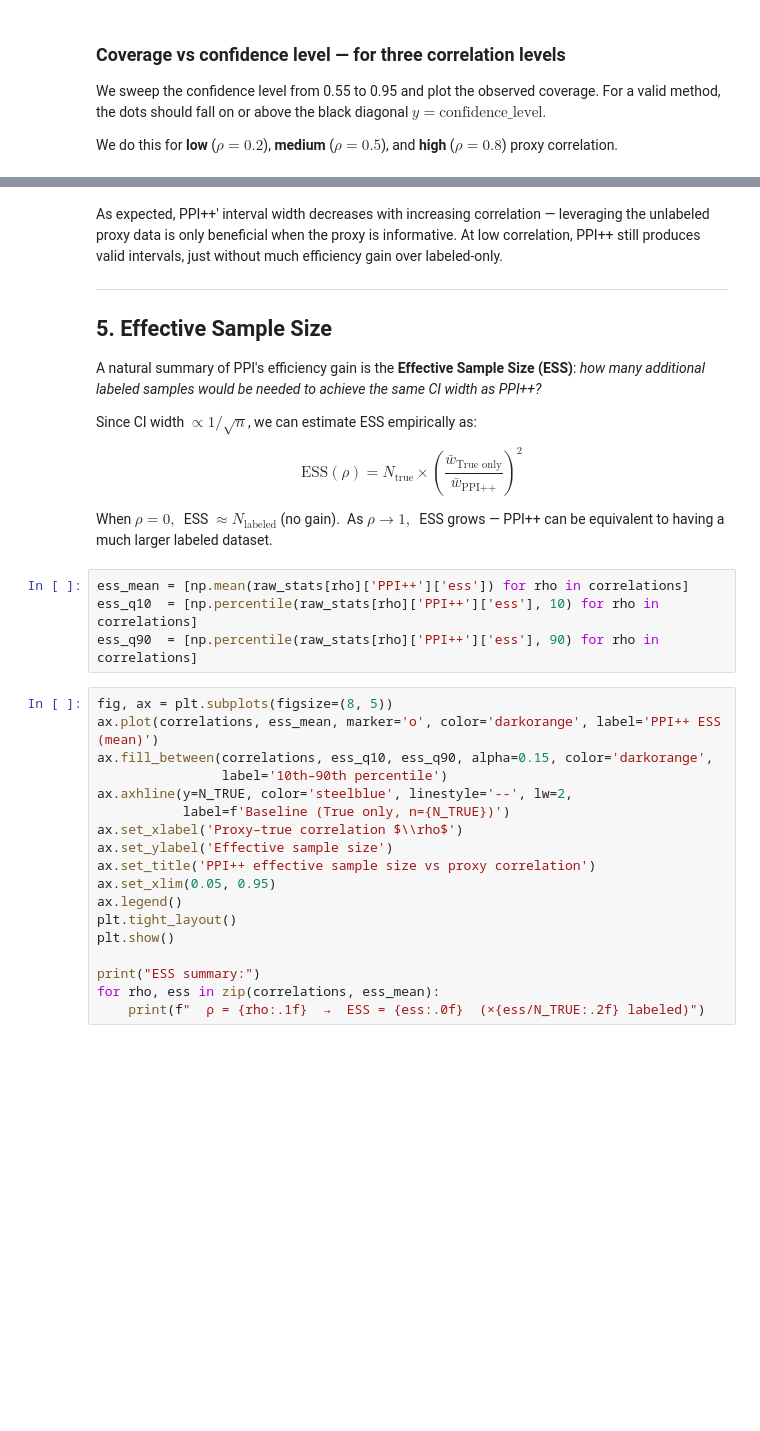
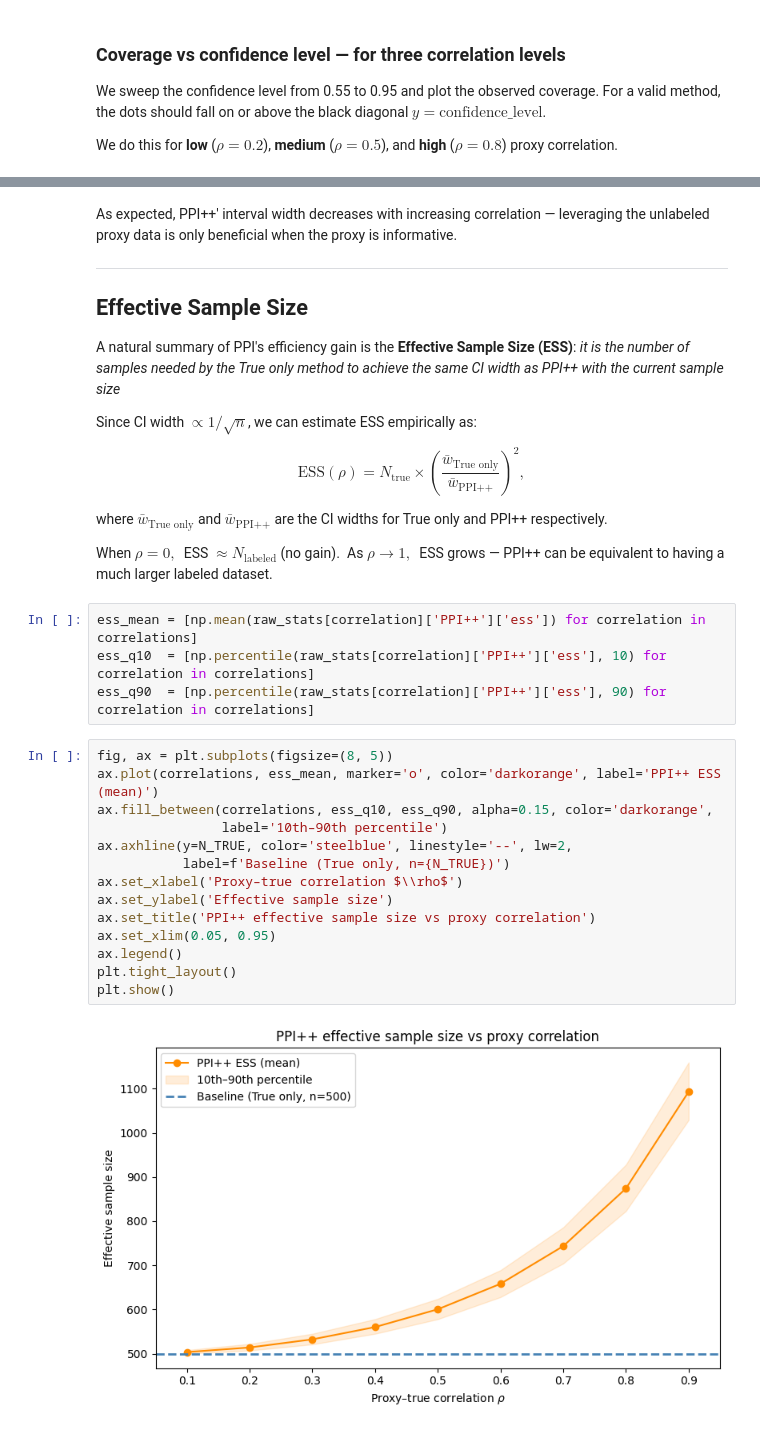
Before and after one commit to EmertonData/glide, a Jupyter notebook: docs/deep_dive/ppi_validation.ipynb, the cells around one changed output, grey strips where cells are left out. Saved outputs shown, nothing was run; the diff lists cells and outputs as text; blank space fills up the shorter version.

```diff
--- a/docs/deep_dive/ppi_validation.ipynb
+++ b/docs/deep_dive/ppi_validation.ipynb
@@ -297,39 +321,39 @@ plt.show()
 # %% [markdown]
-As expected, PPI++' interval width decreases with increasing correlation — leveraging the unlabeled proxy data is only beneficial when the proxy is informative. At low correlation, PPI++ still produces valid intervals, just without much efficiency gain over labeled-only.
+As expected, PPI++' interval width decreases with increasing correlation — leveraging the unlabeled proxy data is only beneficial when the proxy is informative.
 
 ---
 
-## 5. Effective Sample Size
+## Effective Sample Size
 
-A natural summary of PPI's efficiency gain is the **Effective Sample Size (ESS)**: *how many additional labeled samples would be needed to achieve the same CI width as PPI++?*
+A natural summary of PPI's efficiency gain is the **Effective Sample Size (ESS)**: *it is the number of samples needed by the True only method to achieve the same CI width as PPI++ with the current sample size*
 
 Since CI width $\propto 1/\sqrt{n}$, we can estimate ESS empirically as:
 
-$$\text{ESS}(\rho) = N_{\text{true}} \times \left(\frac{\bar{w}_{\text{True only}}}{\bar{w}_{\text{PPI++}}}\right)^2$$
+$$\text{ESS}(\rho) = N_{\text{true}} \times \left(\frac{\bar{w}_{\text{True only}}}{\bar{w}_{\text{PPI++}}}\right)^2,$$
+
+where $\bar{w}_{\text{True only}}$ and $\bar{w}_{\text{PPI++}}$ are the CI widths for True only and PPI++ respectively.
 
 When $\rho = 0,~$ ESS $\approx N_{\text{labeled}}$ (no gain)$.~$ As $\rho \to 1,~$ ESS grows — PPI++ can be equivalent to having a much larger labeled dataset.
 # %%
-ess_mean = [np.mean(raw_stats[rho]['PPI++']['ess']) for rho in correlations]
-ess_q10  = [np.percentile(raw_stats[rho]['PPI++']['ess'], 10) for rho in correlations]
-ess_q90  = [np.percentile(raw_stats[rho]['PPI++']['ess'], 90) for rho in correlations]
+ess_mean = [np.mean(raw_stats[correlation]['PPI++']['ess']) for correlation in correlations]
+ess_q10  = [np.percentile(raw_stats[correlation]['PPI++']['ess'], 10) for correlation in correlations]
+ess_q90  = [np.percentile(raw_stats[correlation]['PPI++']['ess'], 90) for correlation in correlations]
 # %%
 fig, ax = plt.subplots(figsize=(8, 5))
 ax.plot(correlations, ess_mean, marker='o', color='darkorange', label='PPI++ ESS (mean)')
 ax.fill_between(correlations, ess_q10, ess_q90, alpha=0.15, color='darkorange',
                 label='10th–90th percentile')
 ax.axhline(y=N_TRUE, color='steelblue', linestyle='--', lw=2,
            label=f'Baseline (True only, n={N_TRUE})')
 ax.set_xlabel('Proxy–true correlation $\\rho$')
 ax.set_ylabel('Effective sample size')
 ax.set_title('PPI++ effective sample size vs proxy correlation')
 ax.set_xlim(0.05, 0.95)
 ax.legend()
 plt.tight_layout()
 plt.show()
-
-print("ESS summary:")
-for rho, ess in zip(correlations, ess_mean):
-    print(f"  ρ = {rho:.1f}  →  ESS = {ess:.0f}  (×{ess/N_TRUE:.2f} labeled)")
+# %% [output]
+[figure, added]
 # %% [markdown]
 ## Summary
 
```
Also changed, not shown: parts of 22 cells of this notebook.
